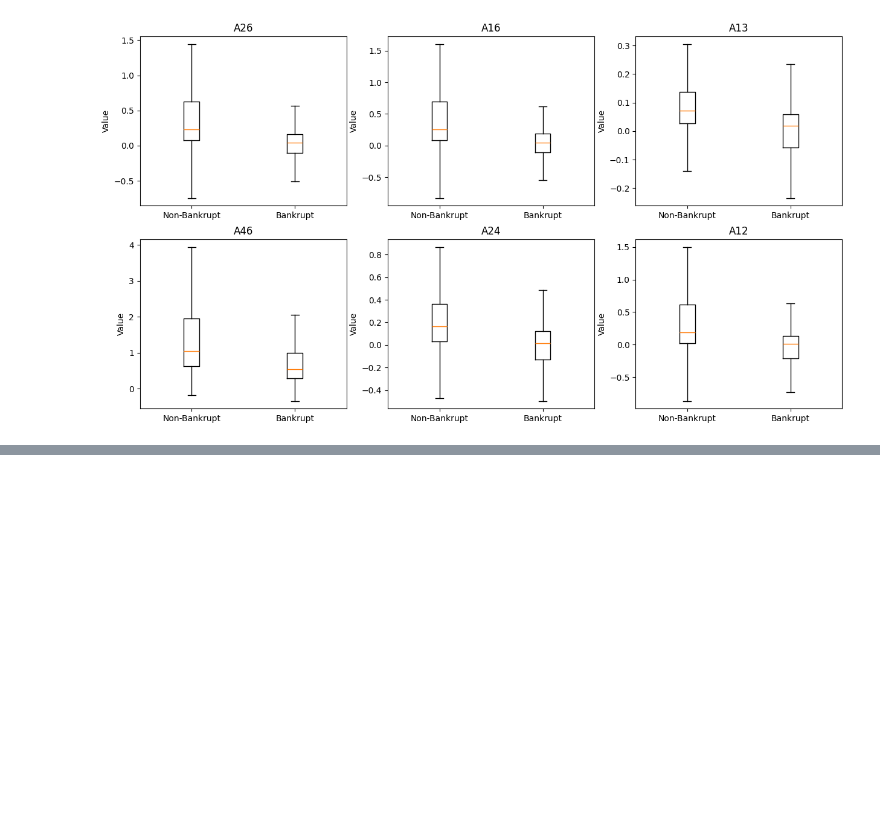
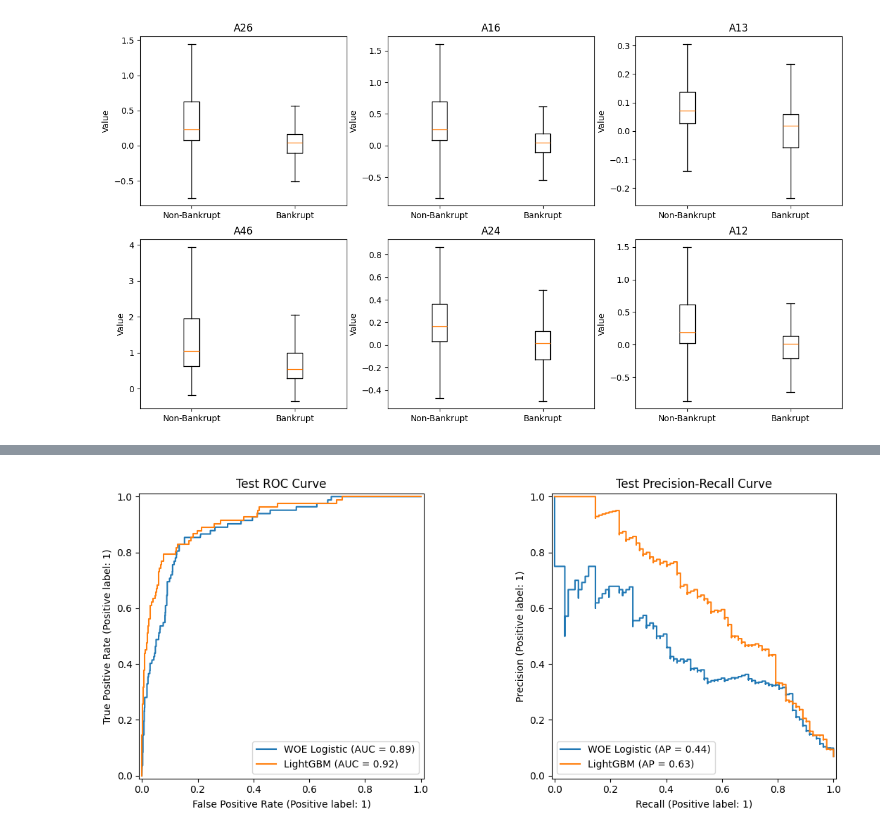
Before and after one commit to nJuleigh/TIL, a Jupyter notebook: NICE실습.ipynb, the cells around one changed output, grey strips where cells are left out. Saved outputs shown, nothing was run; the diff lists cells and outputs as text; code cells hidden in the pictures; blank space fills up the shorter version.

```diff
--- a/NICE실습.ipynb
+++ b/NICE실습.ipynb
@@ -467,0 +1080,15 @@ NameError: name 'train_missing_rate' is not defined
+# %%
+# WOE 변환 함수 정의
+
+def transform_to_woe(X_data, features, models):
+    X_woe = pd.DataFrame(
+        index=X_data.index
+    )
+
+    for col in features:
+        X_woe[col] = models[col].transform(
+            X_data[col].to_numpy(),
+            metric="woe"
+        )
+
+    return X_woe
@@ -467,0 +2354,64 @@ NameError: name 'train_missing_rate' is not defined
+# %%
+# 테스트 ROC,PR 곡선
+
+from sklearn.metrics import (
+    RocCurveDisplay,
+    PrecisionRecallDisplay
+)
+
+lightgbm_test_probability = (
+    lightgbm_model.predict_proba(
+        X_test[final_features]
+    )[:, 1]
+)
+
+fig, axes = plt.subplots(
+    1, 2,
+    figsize=(12, 5)
+)
+
+RocCurveDisplay.from_predictions(
+    y_test,
+    test_probability,
+    name="WOE Logistic",
+    ax=axes[0]
+)
+
+RocCurveDisplay.from_predictions(
+    y_test,
+    lightgbm_test_probability,
+    name="LightGBM",
+    ax=axes[0]
+)
+
+axes[0].set_title("Test ROC Curve")
+
+PrecisionRecallDisplay.from_predictions(
+    y_test,
+    test_probability,
+    name="WOE Logistic",
+    ax=axes[1]
+)
+
+PrecisionRecallDisplay.from_predictions(
+    y_test,
+    lightgbm_test_probability,
+    name="LightGBM",
+    ax=axes[1]
+)
+
+axes[1].set_title(
+    "Test Precision-Recall Curve"
+)
+
+plt.tight_layout()
+
+plt.savefig(
+    "results/test_roc_pr_curves.png",
+    dpi=200,
+    bbox_inches="tight"
+)
+
+plt.show()
+# %% [output]
+[figure, added]
```
Also changed, not shown: parts of 74 cells of this notebook.
